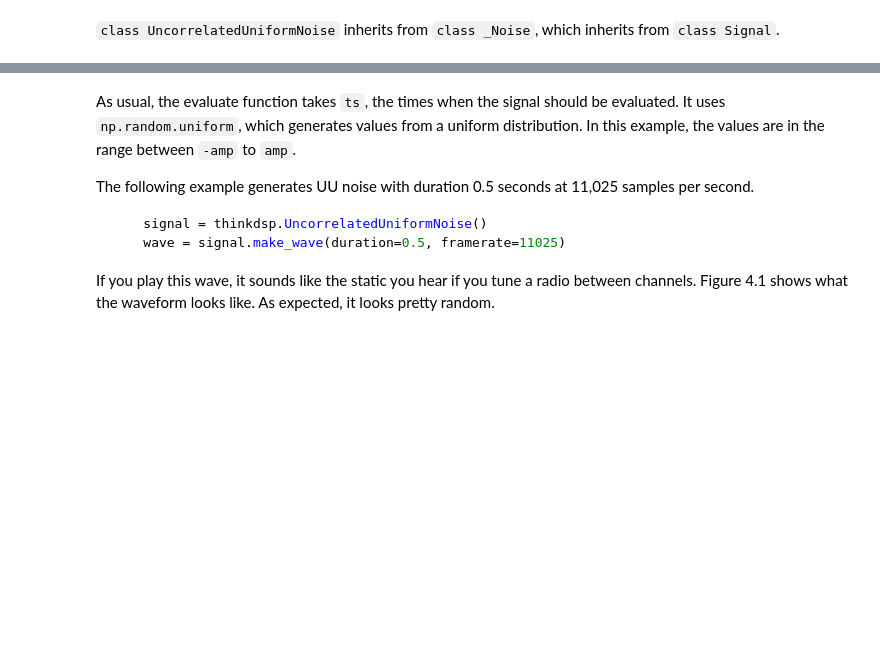
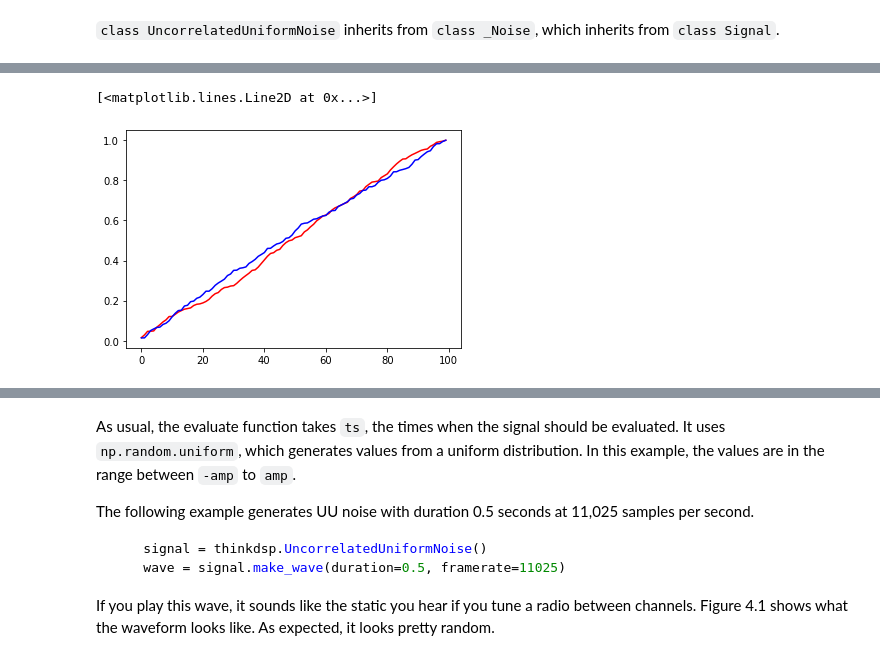
Before and after one commit to renyuanL/_ryDsp2020, a Jupyter notebook: code/ch04.ipynb, the cells around one changed output, grey strips where cells are left out. Drawn from its saved outputs; the diff is of its cells as text; code cells hidden in the pictures; blank space fills up the shorter version.

```diff
--- a/code/ch04.ipynb
+++ b/code/ch04.ipynb
@@ -102,0 +126,8 @@ w.make_spectrogram(seg_length=512).plot()
+# %%
+y100=np.cumsum(x100)
+pl.plot(y100/y100[-1],'r')
+y101=np.cumsum(x101)
+pl.plot(y101/y101[-1],'b')
+# %% [output]
+[<matplotlib.lines.Line2D at 0x...>]
+[figure, added]
```
Also changed, not shown: parts of 13 cells of this notebook, 1 other file.
